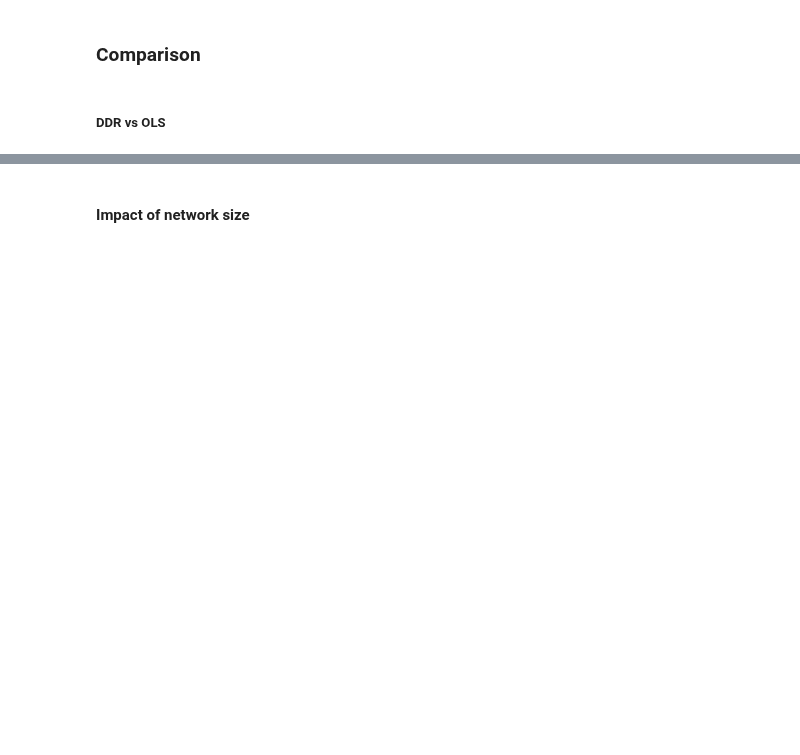
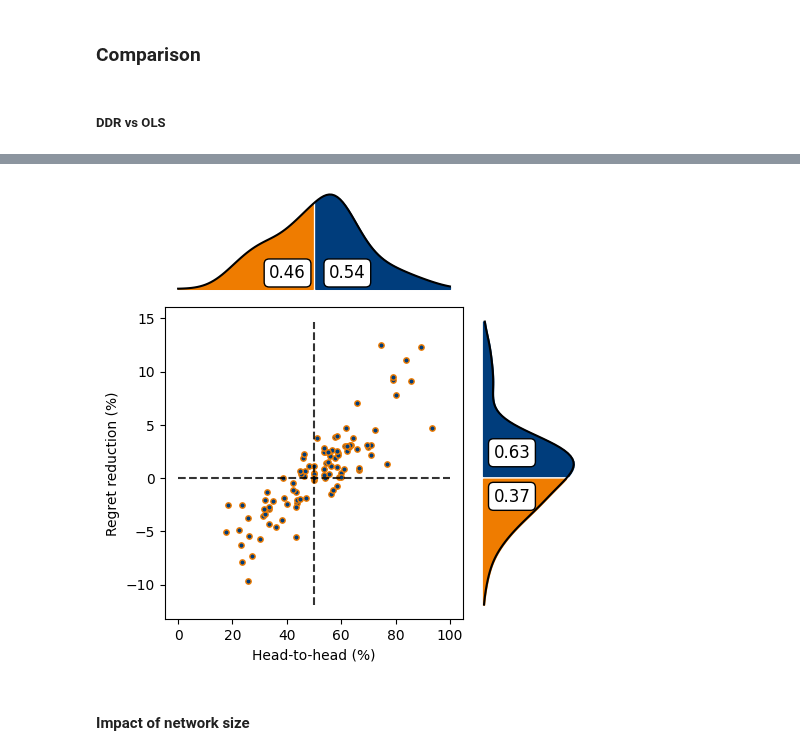
Before and after one commit to xunzhang-sjtu/Decision_Driven_Regularization, a Jupyter notebook: JOC_R1/Shortest_Path_Reproduce/Baseline_Reproduce_SPO.ipynb, the cells around one changed output, grey strips where cells are left out. Drawn from its saved outputs; the diff is of its cells as text; code cells hidden in the pictures; blank space fills up the shorter version.

```diff
--- a/JOC_R1/Shortest_Path_Reproduce/Baseline_Reproduce_SPO.ipynb
+++ b/JOC_R1/Shortest_Path_Reproduce/Baseline_Reproduce_SPO.ipynb
@@ -217,3 +245,13 @@ Figure_H2H_Regret.figure_plot_upright(all_x, all_y, file_name, size = (5, 5), mo
+# %%
+L_N = 3
+mu = 0.75
+lamb = 0.8
+file_name = Result_dir + 'DDR_vs_OLS_mu='+str(mu)+"_lamb="+str(lamb)+"_ante_grid="+str(L_N)
+all_x = h2h_ddr_vs_ols_ante[L_N,mu,lamb] * 100
+all_y = regret_rd_ddr_vs_ols_ante[L_N,mu,lamb] * 100
+Figure_H2H_Regret.figure_plot_upright(all_x, all_y, file_name, size = (5, 5), move = [-0.07, 0.07, 0.35, 0.55], ysame = 0, yrange = [6,6], sublabel = '', ypio = 0)
+# %% [output]
+[figure, added]
 # %%
 # mu = 0.8
 # lamb = 0.5
```
Also changed, not shown: parts of 6 cells of this notebook.
